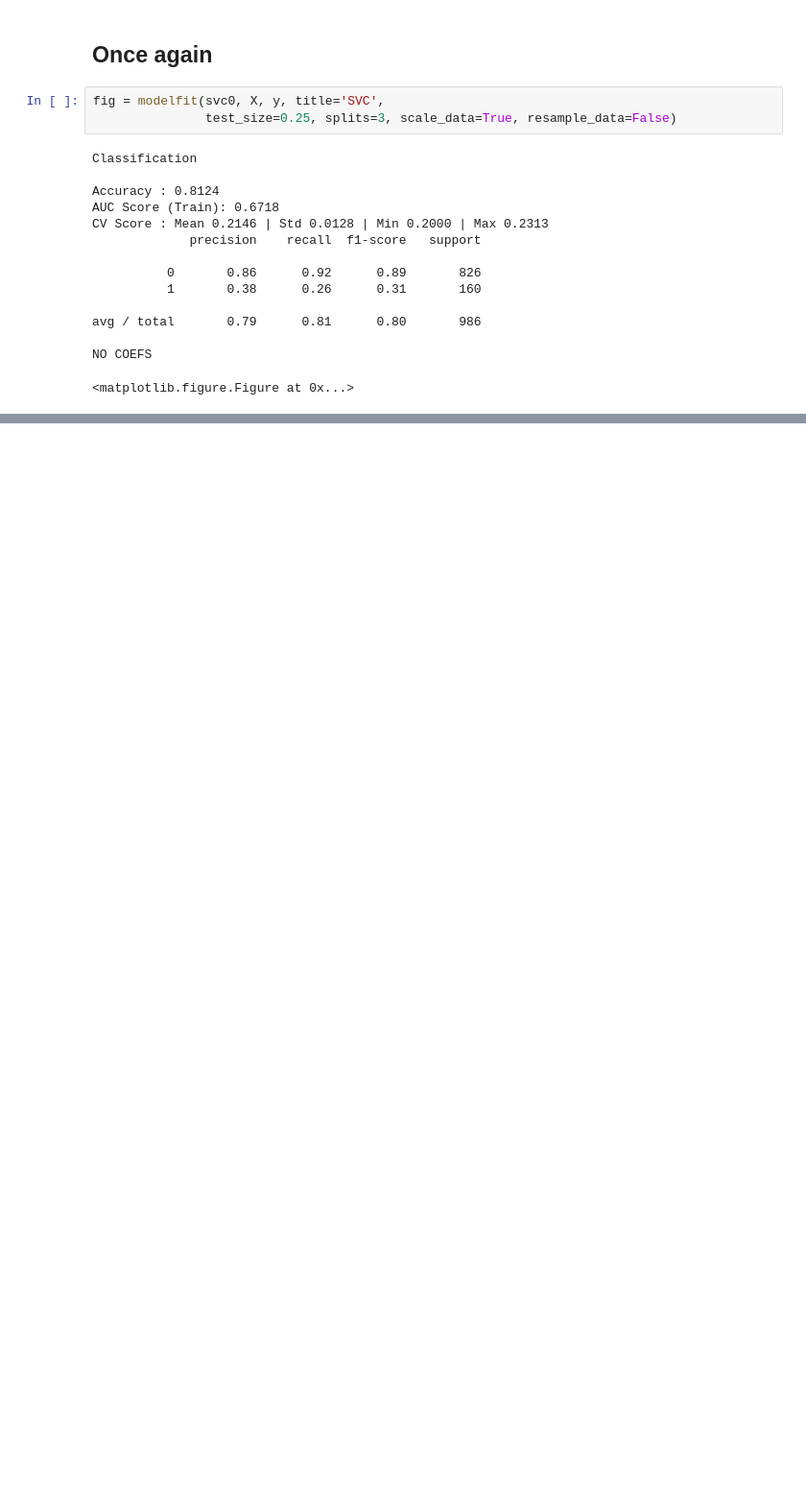
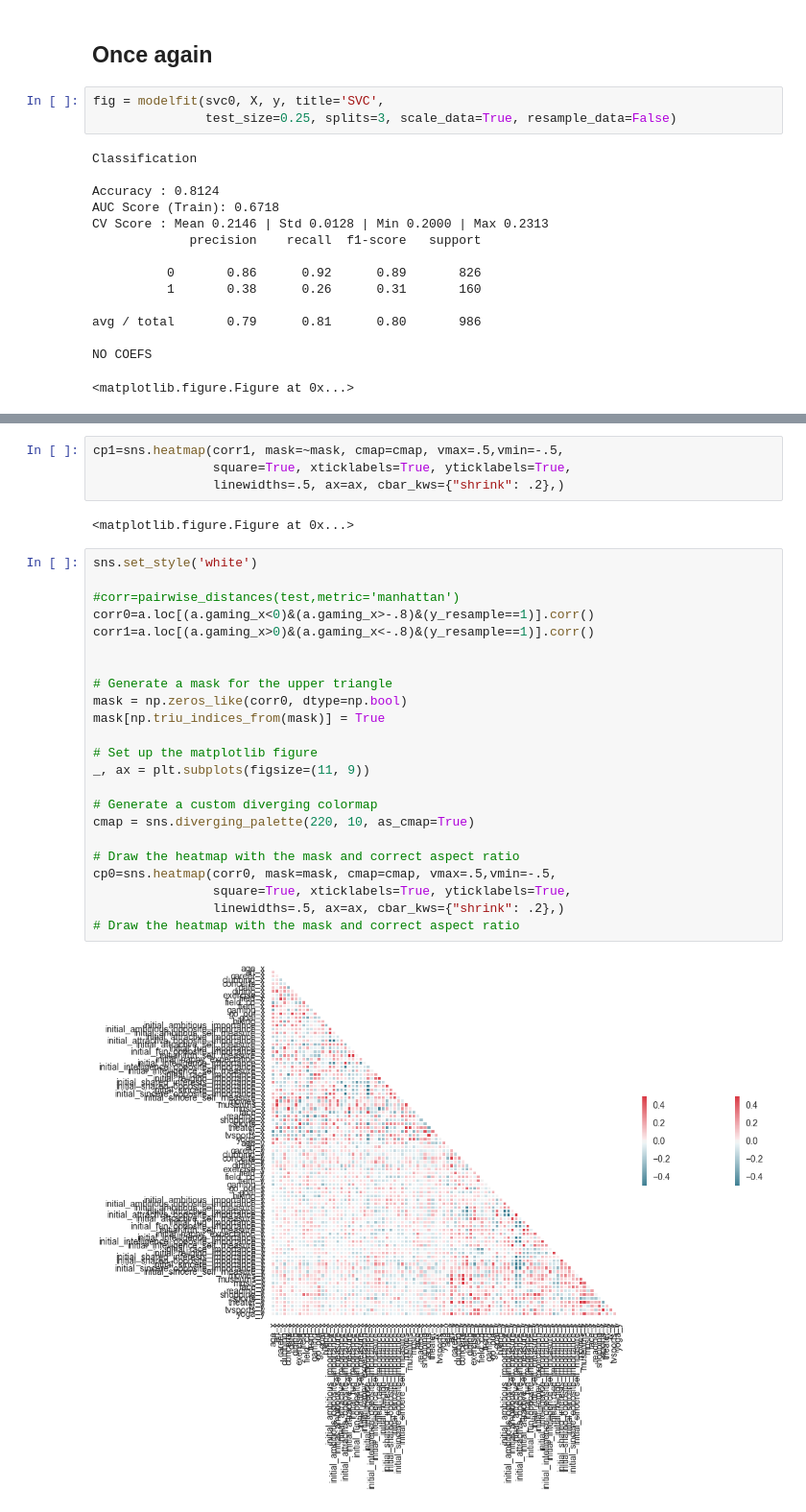
Before and after one commit to sethkaufee/Dating-Data, a Jupyter notebook: Speed Dating/match_prediction.ipynb, the cells around one changed output, grey strips where cells are left out. Shown at 96% size. Cells and saved outputs as stored; diff of their text form; blank space fills up the shorter version.

```diff
--- a/Speed Dating/match_prediction.ipynb
+++ b/Speed Dating/match_prediction.ipynb
@@ -502,0 +697,31 @@ avg / total       0.77      0.75      0.76       986
+# %%
+cp1=sns.heatmap(corr1, mask=~mask, cmap=cmap, vmax=.5,vmin=-.5,
+                square=True, xticklabels=True, yticklabels=True,
+                linewidths=.5, ax=ax, cbar_kws={"shrink": .2},)
+# %% [output]
+<matplotlib.figure.Figure at 0x...>
+# %%
+sns.set_style('white')
+
+#corr=pairwise_distances(test,metric='manhattan')
+corr0=a.loc[(a.gaming_x<0)&(a.gaming_x>-.8)&(y_resample==1)].corr()
+corr1=a.loc[(a.gaming_x>0)&(a.gaming_x<-.8)&(y_resample==1)].corr()
+
+
+# Generate a mask for the upper triangle
+mask = np.zeros_like(corr0, dtype=np.bool)
+mask[np.triu_indices_from(mask)] = True
+
+# Set up the matplotlib figure
+_, ax = plt.subplots(figsize=(11, 9))
+
+# Generate a custom diverging colormap
+cmap = sns.diverging_palette(220, 10, as_cmap=True)
+
+# Draw the heatmap with the mask and correct aspect ratio
+cp0=sns.heatmap(corr0, mask=mask, cmap=cmap, vmax=.5,vmin=-.5,
+                square=True, xticklabels=True, yticklabels=True,
+                linewidths=.5, ax=ax, cbar_kws={"shrink": .2},)
+# Draw the heatmap with the mask and correct aspect ratio
+# %% [output]
+[figure, added]
```
Also changed, not shown: parts of 38 cells of this notebook, 1 other file.
